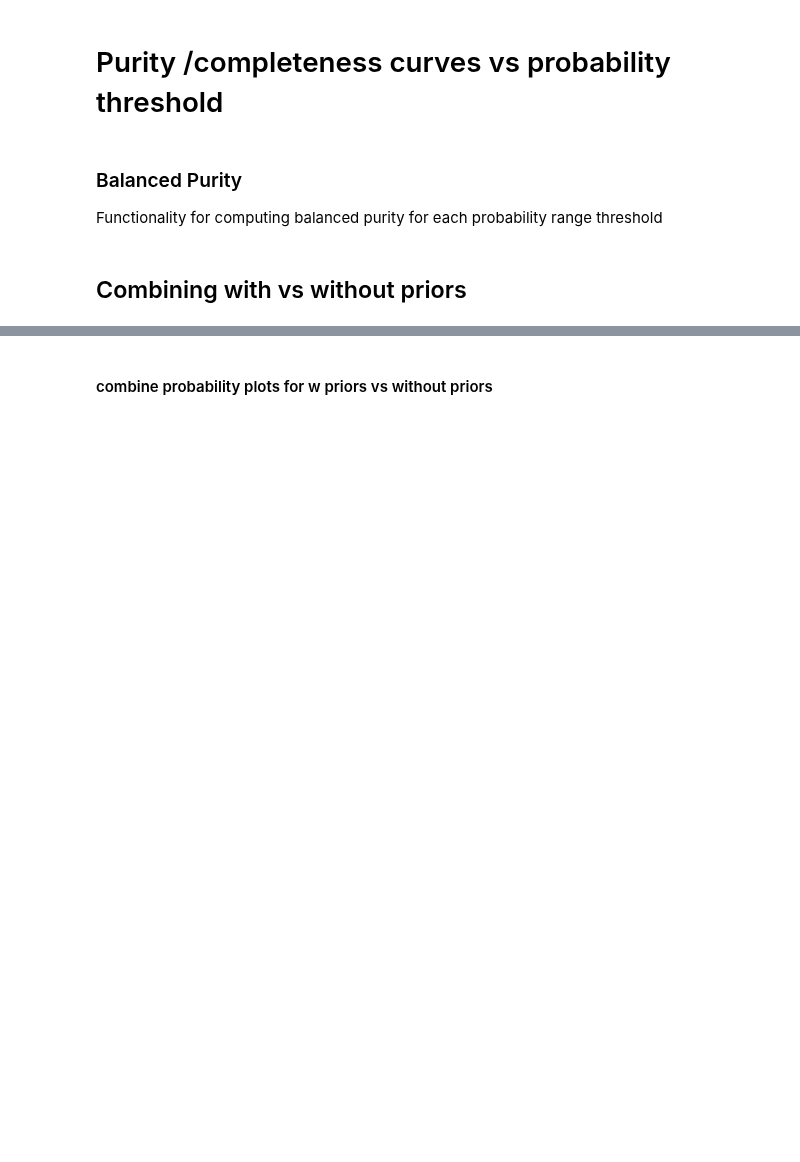
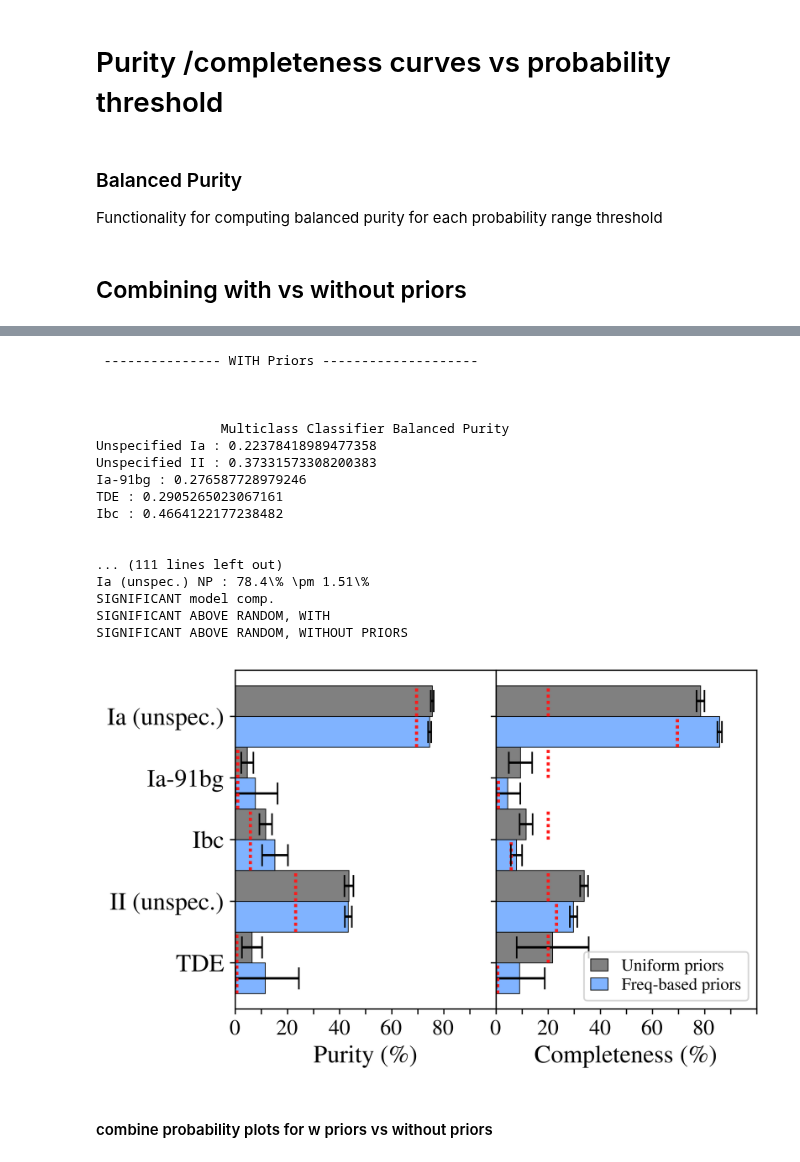
Before and after one commit to marinakiseleva/thex_model, a Jupyter notebook: notebooks/CustomPlotting.ipynb, the cells around one changed output, grey strips where cells are left out. Drawn from its saved outputs; the diff is of its cells as text; code cells hidden in the pictures; blank space fills up the shorter version.

Commit message:
updated modeling/plotting

```diff
--- a/notebooks/CustomPlotting.ipynb
+++ b/notebooks/CustomPlotting.ipynb
@@ -30,10 +30,9 @@ mags = ["g_mag",  "r_mag", "i_mag", "z_mag", "y_mag",
         "W1_mag", "W2_mag",
         "J_mag", "K_mag", "H_mag"]
 
+EXPS_DIR = ROOT_DIR + "/../../exps/"
 
-exp_dir = "/Users/marina/Documents/PhD/research/astro_research/experiments/paper_set/"
-
-rc('text', usetex=True)
+# rc('text', usetex=True)
 mpl.rcParams['font.serif'] = ['times', 'times new roman']
 mpl.rcParams['font.family'] = 'serif'
 # %%
@@ -394,4 +239,0 @@ len(multi_w.class_labels)
-# %%
-m1_indices =[0.1, 0.3, 0.5, 0.7, 0.9]
-
-np.linspace(0,0.95,len(multi_w.class_labels))
@@ -399,0 +240,19 @@ np.linspace(0,1,len(multi_w.class_labels)) + 0.05
+# %%
+modelwithout = MultiModel(folds=10,
+                   min_class_size = 40,
+                   transform_features = True,
+                   cols = mags,
+                   lsst_test=True)
+
+multi_wo = load_prev_exp(EXPS_DIR, EXP_NUM+"without_priors", model=modelwithout)
+# %%
+cls= ["Unspecified Ia", "Unspecified II",  "Ia-91bg", "TDE", "Ic", "Ib/c", "Unspecified Ib",  "IIb", "GRB"]
+
+EXP_NUM = "2/"
+model = MultiModel(folds=10,
+                   min_class_size = 40,
+                   priors = True,
+                   transform_features = True,
+                   cols = mags,
+                   lsst_test=True)
+multi_w = load_prev_exp(EXPS_DIR, EXP_NUM+"with_priors", model=model)
@@ -460,13 +337,17 @@ def plot_priors_together(axis, WP_model, WP_model_stats, NP_model, NP_model_stat
     WITH_COLOR = "#80b3ff" # with
 
     m1_errs = prep_err_bars(m1_intvls, m1_metrics)
+    m1_indices = np.linspace(0,1,len(multi_w.class_labels))
+    bar_width= 1 / (len(m1_indices) *2)
+    m2_indices = m1_indices - (bar_width)
 
-#     m1_indices =[0.1, 0.3, 0.5, 0.7, 0.9]
-    m1_indices = np.linspace(0,1,len(multi_w.class_labels))
-    m2_indices = m1_indices -0.05
+    bar_width= 0.1
+    L = len(multi_w.class_labels)
+    m2_indices = np.linspace(0,1,L+1)
+    m1_indices = m2_indices+bar_width
 
-#     m2_indices = [0.2,0.4,0.6,0.8,1]
-
+    m2_indices=m2_indices[:-1]
+    m1_indices=m1_indices[:-1]
 
     # Print performance per class Plus/minus 95% confidence
     print("\n"+plot_type+" stats:")
@@ -506,7 +387,8 @@ def plot_priors_together(axis, WP_model, WP_model_stats, NP_model, NP_model_stat
     axis.set_xlabel(plot_type+" (\%)", fontsize=16)
     if plot_type == "Purity":
 #         ylabel_points = [0.15, 0.35, 0.55, 0.75, 0.95]
-        ylabel_points = m1_indices-0.025
+
+        ylabel_points = m1_indices-(bar_width/2)
         axis.set_yticks(ylabel_points)
         axis.set_yticklabels(clean_class_names(m1_class_names),  fontsize=16,
                        horizontalalignment='right')
@@ -520,33 +402,52 @@ f, ax = plt.subplots(nrows=1, ncols=2,
 
 rc('text', usetex=True)
 mpl.rcParams['font.serif'] = ['times', 'times new roman']
 mpl.rcParams['font.family'] = 'serif'
 
 print("\n\n --------------- WITH Priors -------------------- \n")
 WP_stats =  get_model_stats(multi_w) # WP = with priors
 
 print("\n\n --------------- WITHOUT Priors -------------------- \n")
 NP_stats = get_model_stats(multi_wo) # NP = no priors
 multi_w.name = "Freq-based priors"
 multi_wo.name = "Uniform priors"
 
 
 plot_priors_together(axis=ax[0],
                      WP_model=multi_w,
                      WP_model_stats=WP_stats,
                      NP_model=multi_wo,
                      NP_model_stats=NP_stats,
                      plot_type="Purity")
 plot_priors_together(axis=ax[1],
                      WP_model=multi_w,
                      WP_model_stats=WP_stats,
                      NP_model=multi_wo,
                      NP_model_stats=NP_stats,
                      plot_type="Completeness")
 
 plt.subplots_adjust(wspace=0, hspace=0)
 plt.savefig("../output/custom_figures/prior_comp_combined.pdf", bbox_inches='tight')
 plt.show()
+# %% [output]
+ --------------- WITH Priors --------------------
+
+
+
+                Multiclass Classifier Balanced Purity
+Unspecified Ia : 0.22378418989477358
+Unspecified II : 0.37331573308200383
+Ia-91bg : 0.276587728979246
+TDE : 0.2905265023067161
+Ibc : 0.4664122177238482
+
+
+... (111 lines left out)
+Ia (unspec.) NP : 78.4\% \pm 1.51\%
+SIGNIFICANT model comp.
+SIGNIFICANT ABOVE RANDOM, WITH
+SIGNIFICANT ABOVE RANDOM, WITHOUT PRIORS
+[figure, added]
 # %% [markdown]
 #### combine probability plots for w priors vs without priors
 # %%
```
Also changed, not shown: parts of 19 cells of this notebook, 1 other file.
